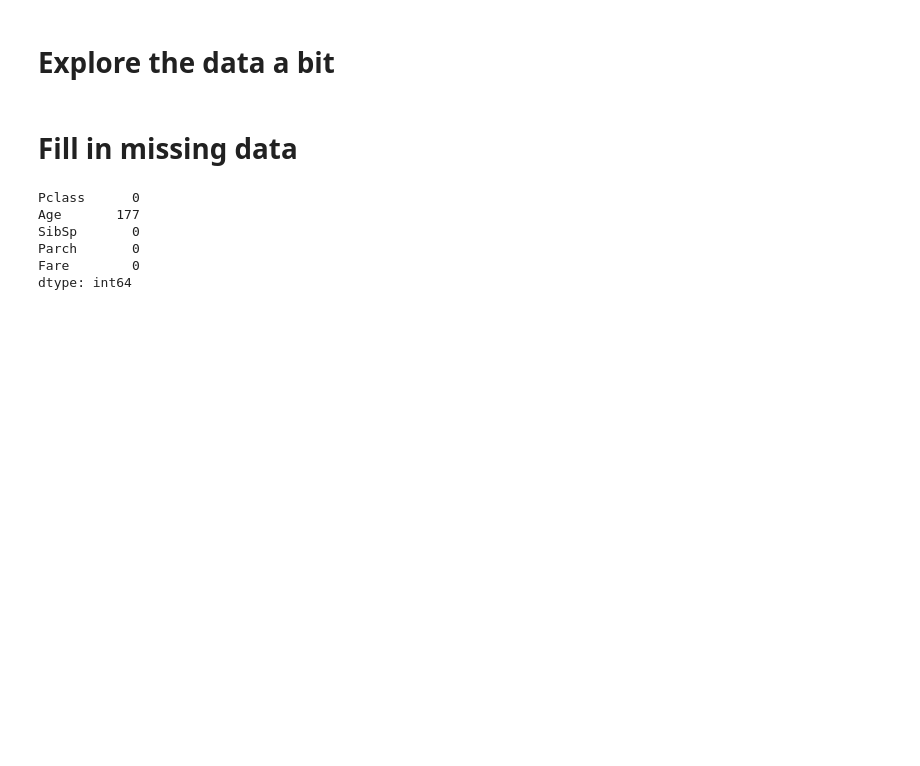
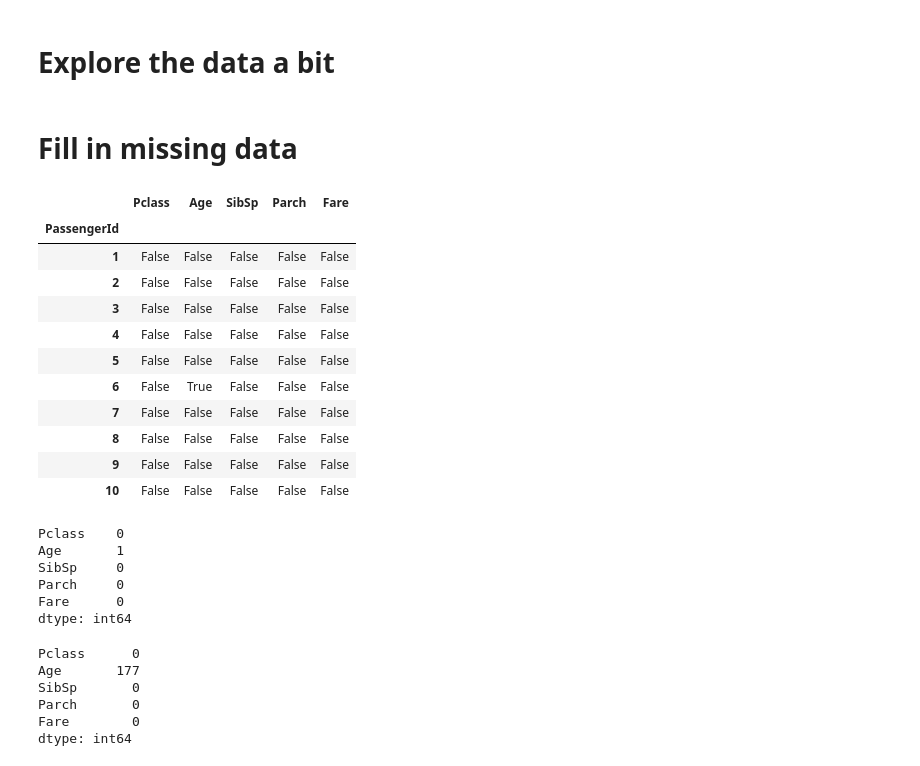
Before and after one commit to curious-attempt-bunny/ml-talks, a Jupyter notebook: A classification example from soup to nuts.ipynb, the cells around one changed output. Drawn from its saved outputs; the diff is of its cells as text; code cells hidden in the pictures; blank space fills up the shorter version.

```diff
--- a/A classification example from soup to nuts.ipynb
+++ b/A classification example from soup to nuts.ipynb
@@ -110,7 +88,7 @@ PassengerId
 5    0
 Name: Survived, dtype: int64
 # %%
-X = data[['Pclass', 'Age', 'SibSp', 'Parch', 'Fare']]
+X = pd.DataFrame(data[['Pclass', 'Age', 'SibSp', 'Parch', 'Fare']])
 X.head()
 # %% [output]
 |  | Pclass | Age | SibSp | Parch | Fare |
@@ -124,6 +102,30 @@ X.head()
 # Explore the data a bit
 # %% [markdown]
 # Fill in missing data
+# %%
+X.isnull()[0:10]
+# %% [output]
+|  | Pclass | Age | SibSp | Parch | Fare |
+| PassengerId |  |  |  |  |  |
+| 1 | False | False | False | False | False |
+| 2 | False | False | False | False | False |
+| 3 | False | False | False | False | False |
+| 4 | False | False | False | False | False |
+| 5 | False | False | False | False | False |
+| 6 | False | True | False | False | False |
+| 7 | False | False | False | False | False |
+| 8 | False | False | False | False | False |
+| 9 | False | False | False | False | False |
+| 10 | False | False | False | False | False |
+# %%
+X.isnull()[0:10].sum()
+# %% [output]
+Pclass    0
+Age       1
+SibSp     0
+Parch     0
+Fare      0
+dtype: int64
 # %%
 X.isnull().sum()
 # %% [output]
```
Also changed, not shown: parts of 32 cells of this notebook.
